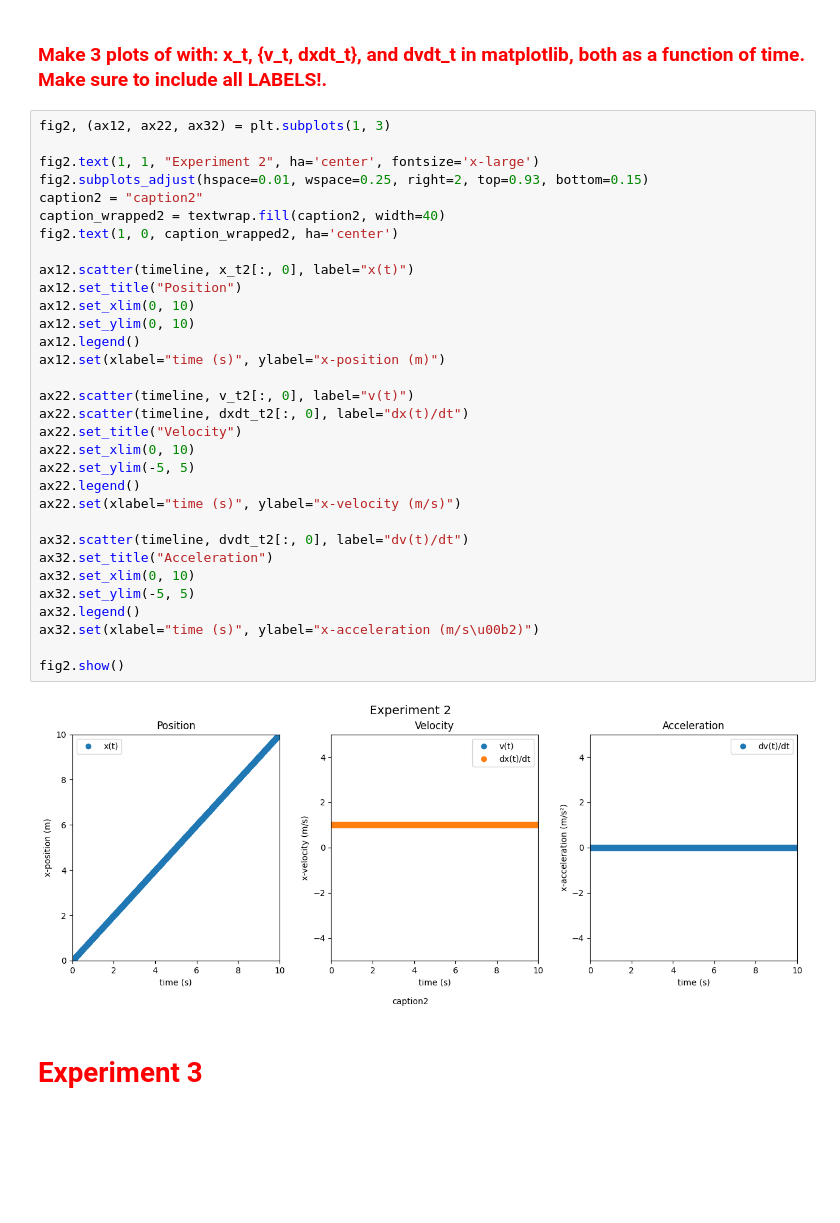
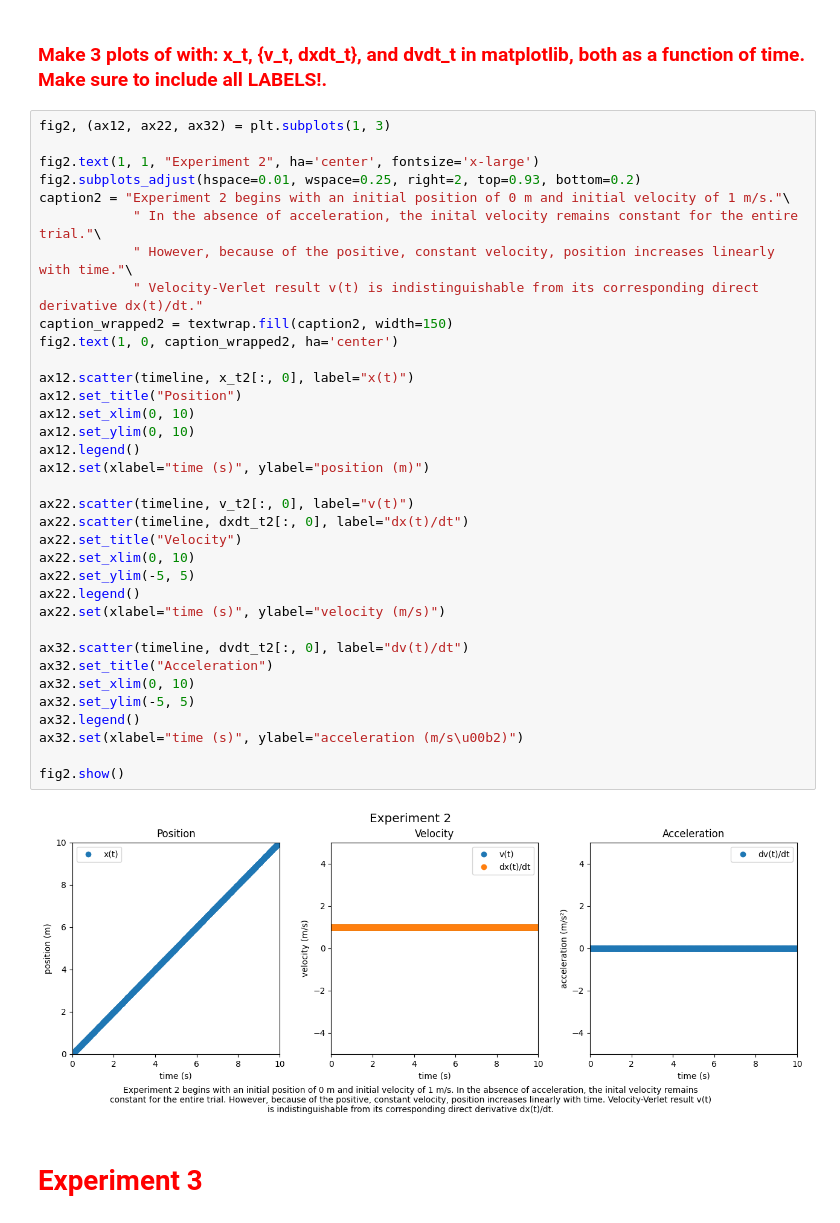
Before and after one commit to CalebAnderson22/PHY122, a Jupyter notebook: phy122_N1Lt.ipynb, the cells around one changed output. Drawn from its saved outputs; the diff is of its cells as text; blank space fills up the shorter version.

```diff
--- a/phy122_N1Lt.ipynb
+++ b/phy122_N1Lt.ipynb
@@ -134,37 +134,40 @@ array([1., 0., 0.])
 # %%
 fig2, (ax12, ax22, ax32) = plt.subplots(1, 3)
 
 fig2.text(1, 1, "Experiment 2", ha='center', fontsize='x-large')
-fig2.subplots_adjust(hspace=0.01, wspace=0.25, right=2, top=0.93, bottom=0.15)
-caption2 = "caption2"
-caption_wrapped2 = textwrap.fill(caption2, width=40)
+fig2.subplots_adjust(hspace=0.01, wspace=0.25, right=2, top=0.93, bottom=0.2)
+caption2 = "Experiment 2 begins with an initial position of 0 m and initial velocity of 1 m/s."\
+            " In the absence of acceleration, the inital velocity remains constant for the entire trial."\
+            " However, because of the positive, constant velocity, position increases linearly with time."\
+            " Velocity-Verlet result v(t) is indistinguishable from its corresponding direct derivative dx(t)/dt."
+caption_wrapped2 = textwrap.fill(caption2, width=150)
 fig2.text(1, 0, caption_wrapped2, ha='center')
 
 ax12.scatter(timeline, x_t2[:, 0], label="x(t)")
 ax12.set_title("Position")
 ax12.set_xlim(0, 10)
 ax12.set_ylim(0, 10)
 ax12.legend()
-ax12.set(xlabel="time (s)", ylabel="x-position (m)")
+ax12.set(xlabel="time (s)", ylabel="position (m)")
 
 ax22.scatter(timeline, v_t2[:, 0], label="v(t)")
 ax22.scatter(timeline, dxdt_t2[:, 0], label="dx(t)/dt")
 ax22.set_title("Velocity")
 ax22.set_xlim(0, 10)
 ax22.set_ylim(-5, 5)
 ax22.legend()
-ax22.set(xlabel="time (s)", ylabel="x-velocity (m/s)")
+ax22.set(xlabel="time (s)", ylabel="velocity (m/s)")
 
 ax32.scatter(timeline, dvdt_t2[:, 0], label="dv(t)/dt")
 ax32.set_title("Acceleration")
 ax32.set_xlim(0, 10)
 ax32.set_ylim(-5, 5)
 ax32.legend()
-ax32.set(xlabel="time (s)", ylabel="x-acceleration (m/s\u00b2)")
+ax32.set(xlabel="time (s)", ylabel="acceleration (m/s\u00b2)")
 
 fig2.show()
 # %% [output]
-[figure, old version]
+[figure, new version]
 # %% [markdown]
 #   <font color='Red'> **Experiment 3** </font>
 # %% [markdown]
```
Also changed, not shown: parts of 4 cells of this notebook.
